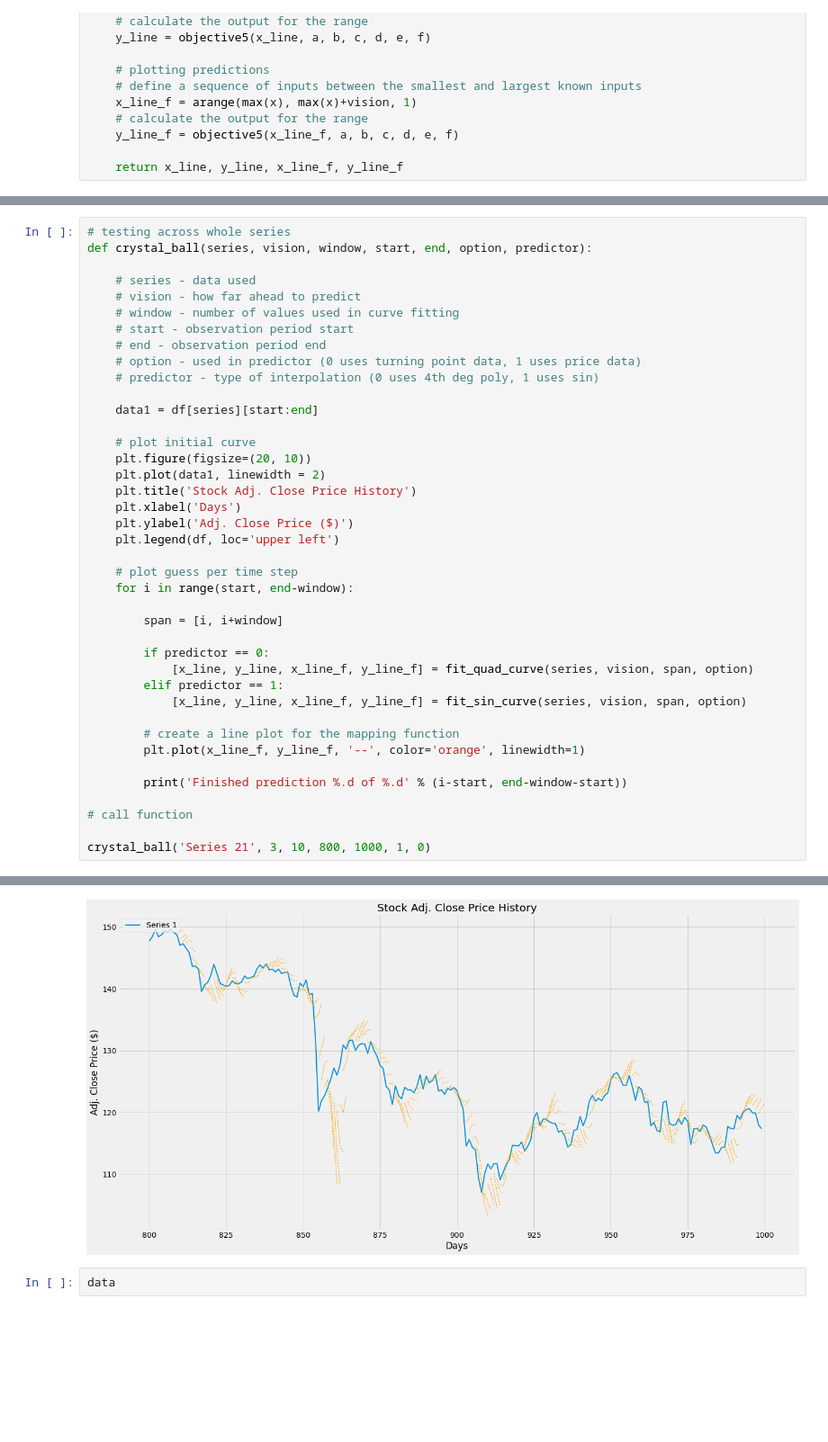
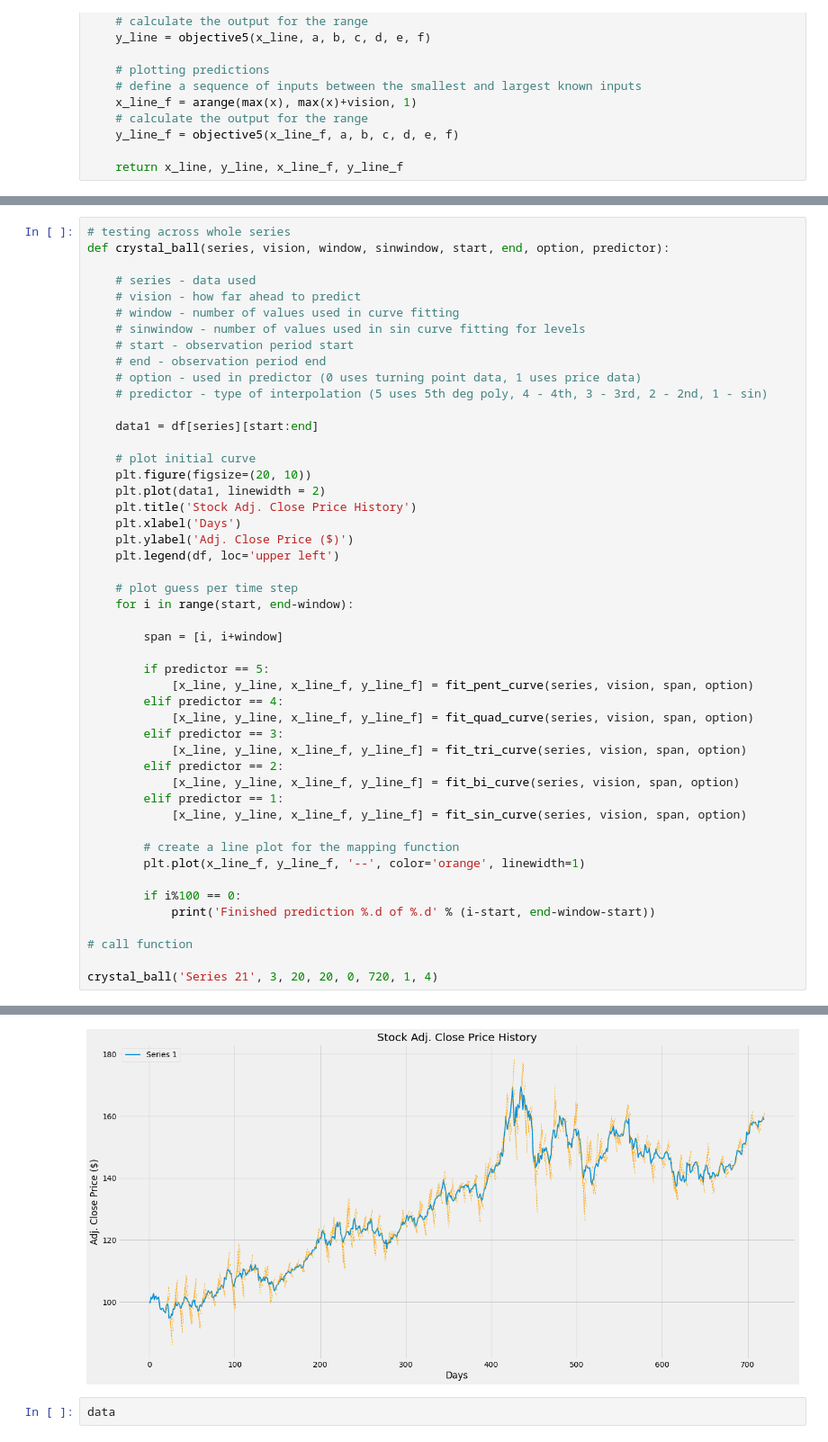
Before and after one commit to oscarwoodi/BHProj2Team1, a Jupyter notebook: Levels_.ipynb, the cells around one changed output, grey strips where cells are left out. Shown at 90% size. Drawn from its saved outputs; the diff is of its cells as text; blank space fills up the shorter version.

Commit message:
updated levels

```diff
--- a/Levels_.ipynb
+++ b/Levels_.ipynb
@@ -502,14 +500,15 @@ plt.show()
 # %%
 # testing across whole series
-def crystal_ball(series, vision, window, start, end, option, predictor):
+def crystal_ball(series, vision, window, sinwindow, start, end, option, predictor):
 
     # series - data used
     # vision - how far ahead to predict
     # window - number of values used in curve fitting
+    # sinwindow - number of values used in sin curve fitting for levels
     # start - observation period start
     # end - observation period end
     # option - used in predictor (0 uses turning point data, 1 uses price data)
-    # predictor - type of interpolation (0 uses 4th deg poly, 1 uses sin)
+    # predictor - type of interpolation (5 uses 5th deg poly, 4 - 4th, 3 - 3rd, 2 - 2nd, 1 - sin)
 
     data1 = df[series][start:end]
 
@@ -526,17 +525,24 @@ def crystal_ball(series, vision, window, start, end, option, predictor):
 
         span = [i, i+window]
 
-        if predictor == 0:
+        if predictor == 5:
+            [x_line, y_line, x_line_f, y_line_f] = fit_pent_curve(series, vision, span, option)
+        elif predictor == 4:
             [x_line, y_line, x_line_f, y_line_f] = fit_quad_curve(series, vision, span, option)
+        elif predictor == 3:
+            [x_line, y_line, x_line_f, y_line_f] = fit_tri_curve(series, vision, span, option)
+        elif predictor == 2:
+            [x_line, y_line, x_line_f, y_line_f] = fit_bi_curve(series, vision, span, option)
         elif predictor == 1:
             [x_line, y_line, x_line_f, y_line_f] = fit_sin_curve(series, vision, span, option)
 
         # create a line plot for the mapping function
         plt.plot(x_line_f, y_line_f, '--', color='orange', linewidth=1)
 
-        print('Finished prediction %.d of %.d' % (i-start, end-window-start))
+        if i%100 == 0:
+            print('Finished prediction %.d of %.d' % (i-start, end-window-start))
 
 # call function
 
-crystal_ball('Series 21', 3, 10, 800, 1000, 1, 0)
+crystal_ball('Series 21', 3, 20, 20, 0, 720, 1, 4)
 # %% [output]
@@ -560,4 +556,4 @@ Finished prediction 189 of 190
-[figure, old version]
+[figure, new version]
 # %%
 data
 # %% [output]
```
Also changed, not shown: parts of 29 cells of this notebook.
